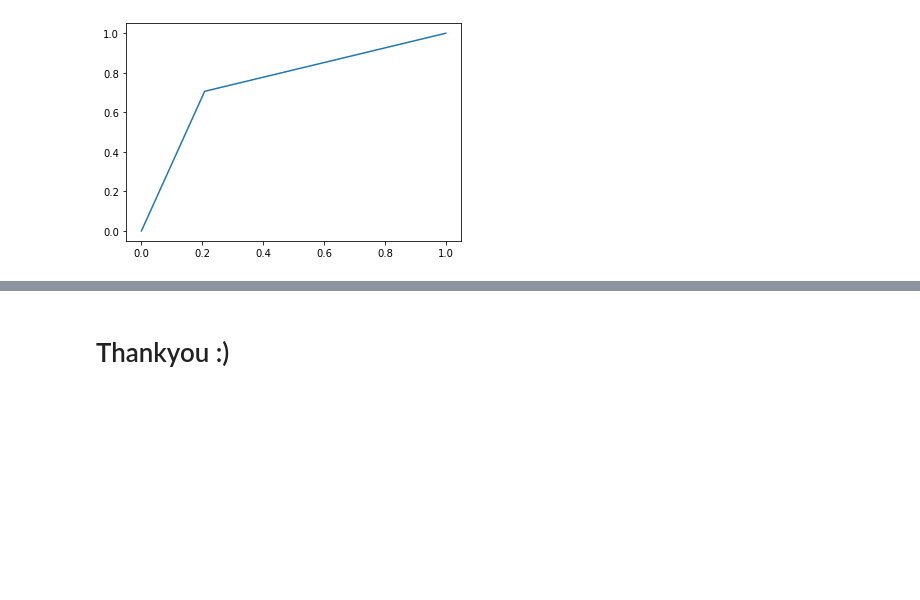
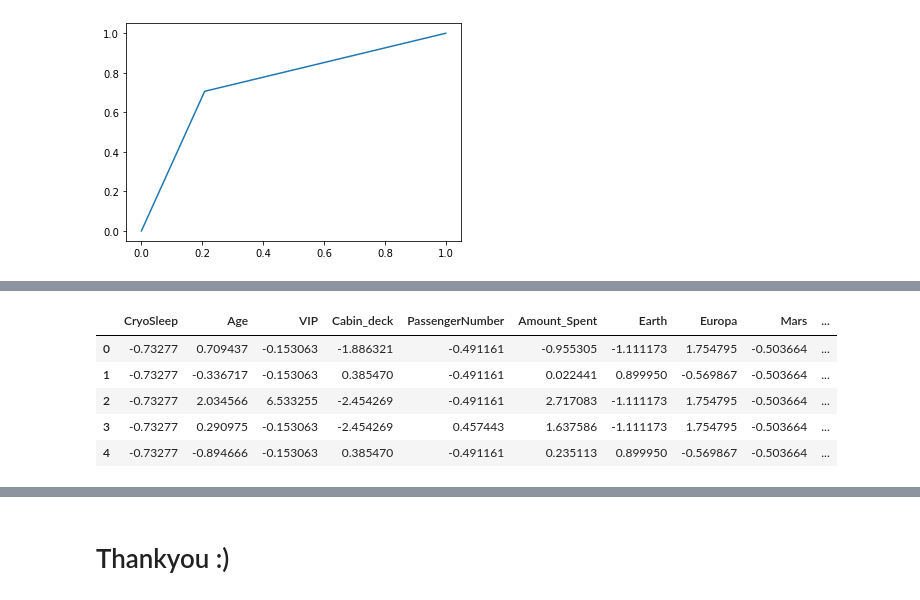
Before and after one commit to Sundarikonar/AWP--Project, a Jupyter notebook: spaceship-titanic.ipynb, the cells around one changed output, grey strips where cells are left out. Drawn from its saved outputs; the diff is of its cells as text; code cells hidden in the pictures; blank space fills up the shorter version.

```diff
--- a/spaceship-titanic.ipynb
+++ b/spaceship-titanic.ipynb
@@ -811,0 +842,9 @@ RandomForestClassifier(max_depth=12, n_estimators=60)
+# %%
+x.head()
+# %% [output]
+|  | CryoSleep | Age | VIP | Cabin_deck | PassengerNumber | Amount_Spent | Earth | Europa | Mars | ... |
+| 0 | -0.73277 | 0.709437 | -0.153063 | -1.886321 | -0.491161 | -0.955305 | -1.111173 | 1.754795 | -0.503664 | ... |
+| 1 | -0.73277 | -0.336717 | -0.153063 | 0.385470 | -0.491161 | 0.022441 | 0.899950 | -0.569867 | -0.503664 | ... |
+| 2 | -0.73277 | 2.034566 | 6.533255 | -2.454269 | -0.491161 | 2.717083 | -1.111173 | 1.754795 | -0.503664 | ... |
+| 3 | -0.73277 | 0.290975 | -0.153063 | -2.454269 | 0.457443 | 1.637586 | -1.111173 | 1.754795 | -0.503664 | ... |
+| 4 | -0.73277 | -0.894666 | -0.153063 | 0.385470 | -0.491161 | 0.235113 | 0.899950 | -0.569867 | -0.503664 | ... |
```
Also changed, not shown: parts of 32 cells of this notebook.
